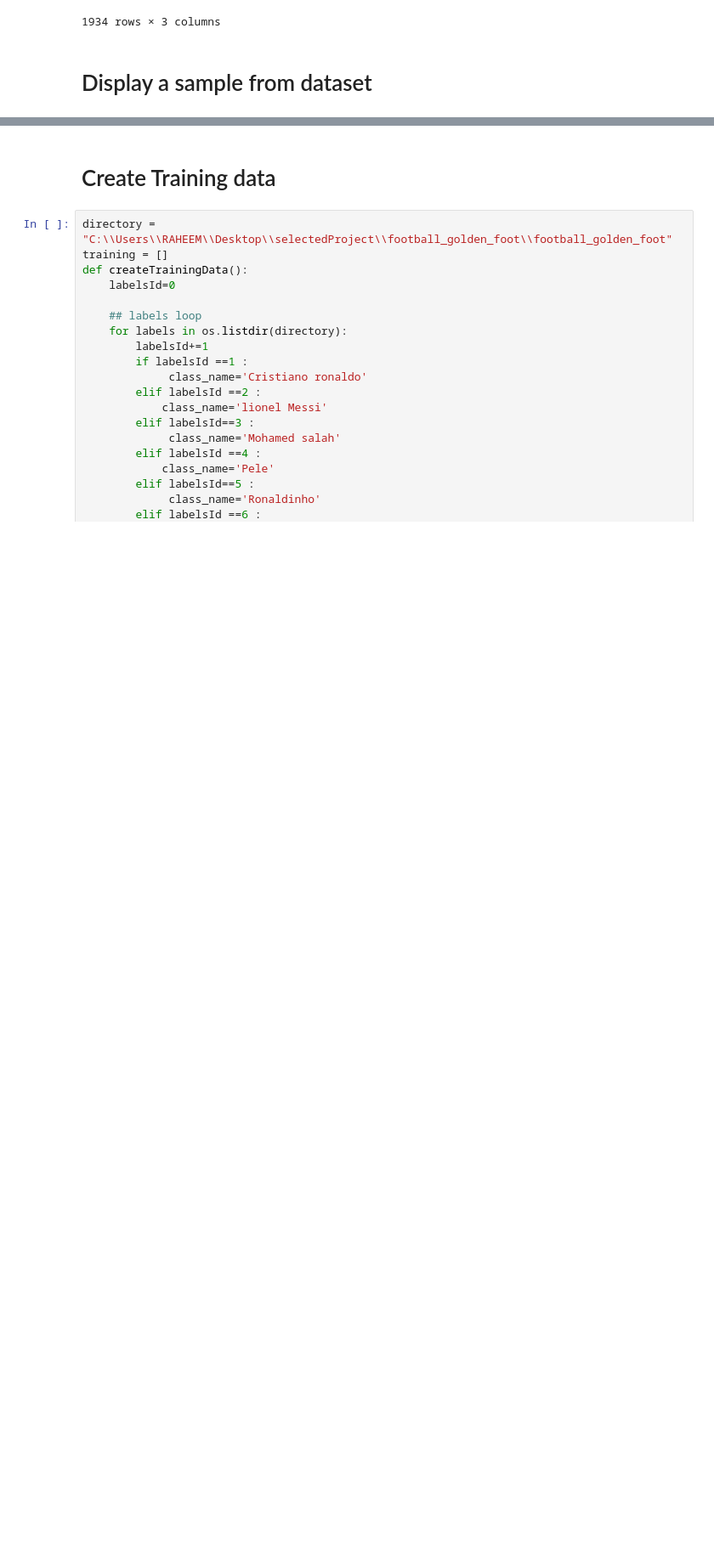
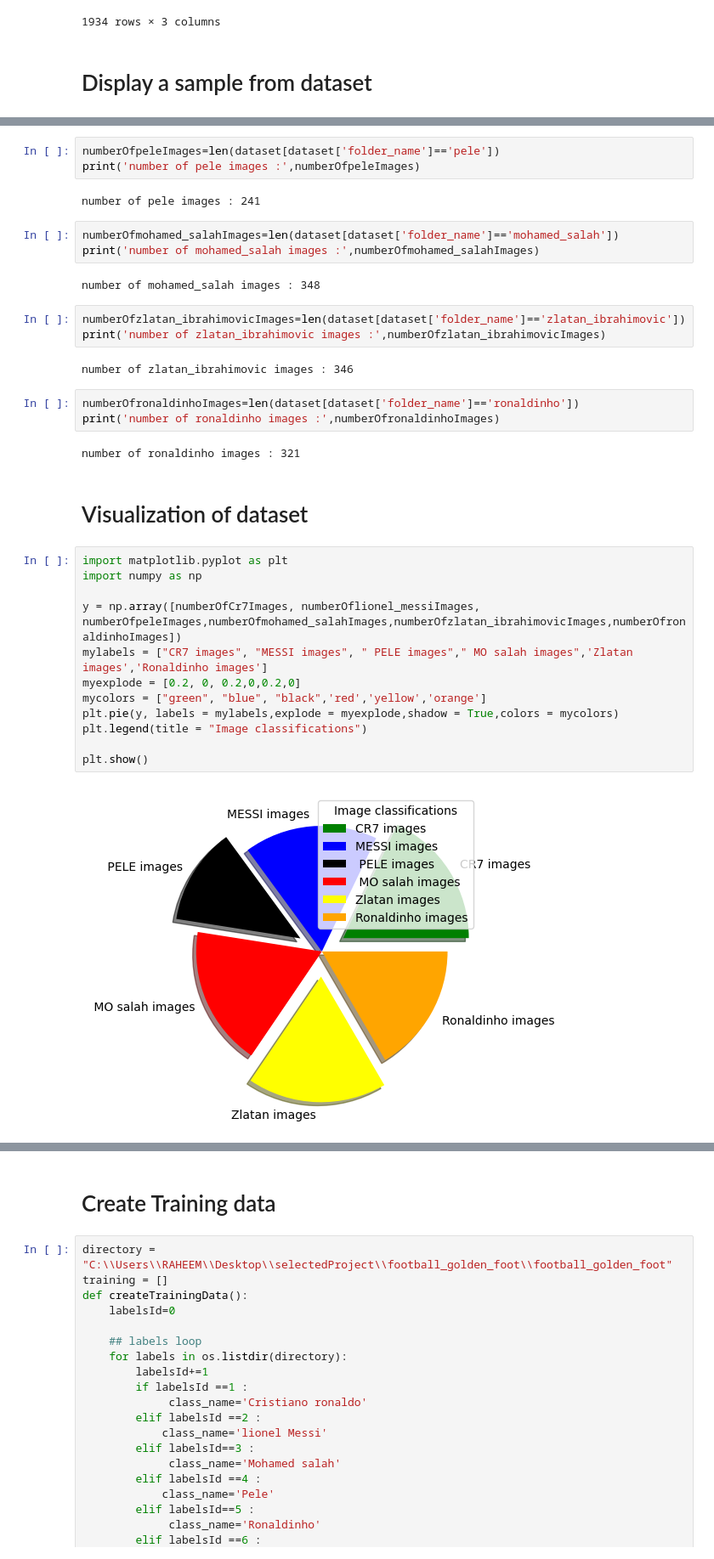
Before and after one commit to raheemahmedd/Football_legends_image_classification, a Jupyter notebook: Football_legends_image_classification.ipynb, the cells around one changed output, grey strips where cells are left out. Shown at 85% size. Drawn from its saved outputs; the diff is of its cells as text; blank space fills up the shorter version.

```diff
--- a/Football_legends_image_classification.ipynb
+++ b/Football_legends_image_classification.ipynb
@@ -85,0 +190,36 @@ array of pixels [[[ 61  47  41]
+# %%
+numberOfpeleImages=len(dataset[dataset['folder_name']=='pele'])
+print('number of pele images :',numberOfpeleImages)
+# %% [output]
+number of pele images : 241
+# %%
+numberOfmohamed_salahImages=len(dataset[dataset['folder_name']=='mohamed_salah'])
+print('number of mohamed_salah images :',numberOfmohamed_salahImages)
+# %% [output]
+number of mohamed_salah images : 348
+# %%
+numberOfzlatan_ibrahimovicImages=len(dataset[dataset['folder_name']=='zlatan_ibrahimovic'])
+print('number of zlatan_ibrahimovic images :',numberOfzlatan_ibrahimovicImages)
+# %% [output]
+number of zlatan_ibrahimovic images : 346
+# %%
+numberOfronaldinhoImages=len(dataset[dataset['folder_name']=='ronaldinho'])
+print('number of ronaldinho images :',numberOfronaldinhoImages)
+# %% [output]
+number of ronaldinho images : 321
+# %% [markdown]
+# Visualization of dataset
+# %%
+import matplotlib.pyplot as plt
+import numpy as np
+
+y = np.array([numberOfCr7Images, numberOflionel_messiImages, numberOfpeleImages,numberOfmohamed_salahImages,numberOfzlatan_ibrahimovicImages,numberOfronaldinhoImages])
+mylabels = ["CR7 images", "MESSI images", " PELE images"," MO salah images",'Zlatan images','Ronaldinho images']
+myexplode = [0.2, 0, 0.2,0,0.2,0]
+mycolors = ["green", "blue", "black",'red','yellow','orange']
+plt.pie(y, labels = mylabels,explode = myexplode,shadow = True,colors = mycolors)
+plt.legend(title = "Image classifications")
+
+plt.show()
+# %% [output]
+[figure, added]
```
Also changed, not shown: parts of 17 cells of this notebook.
